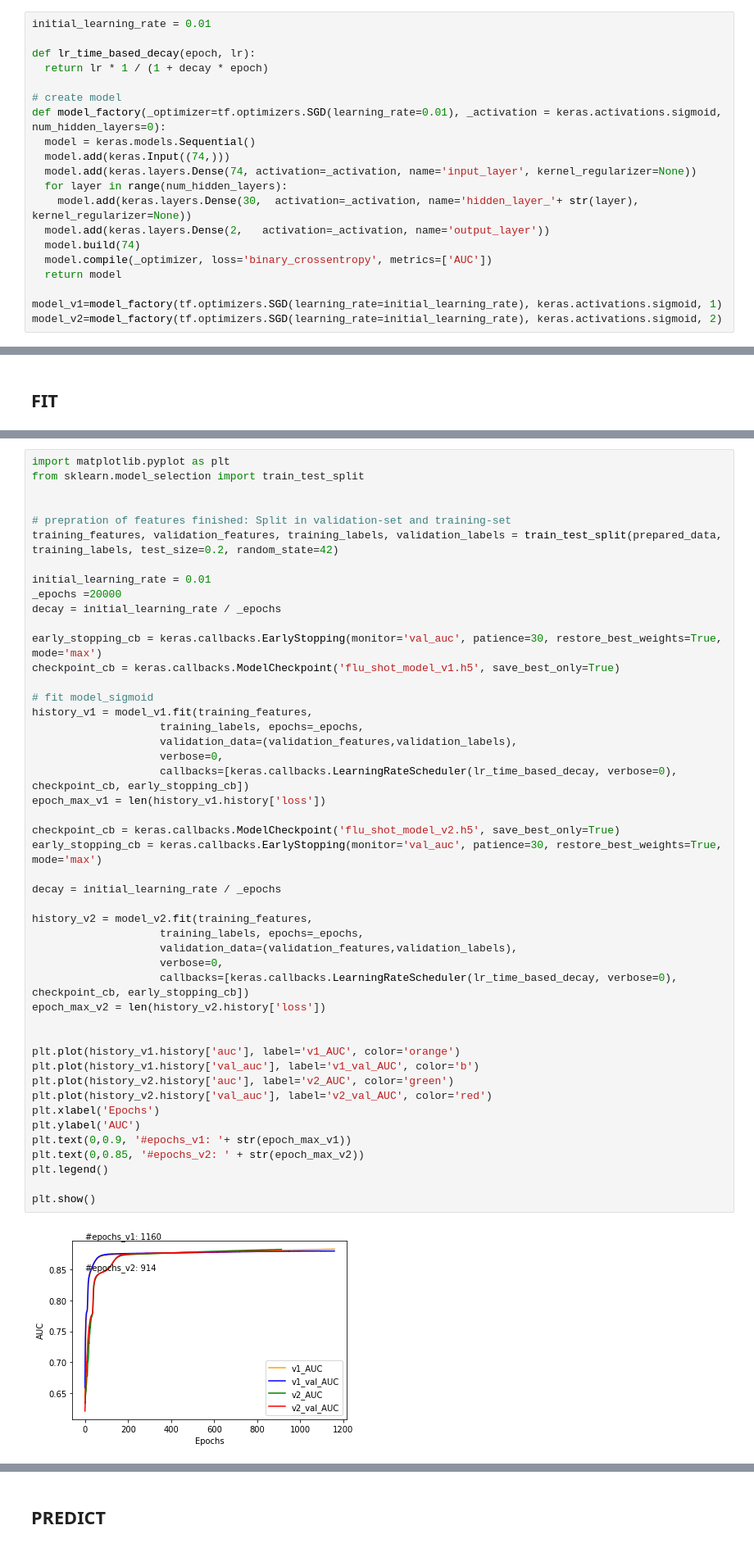
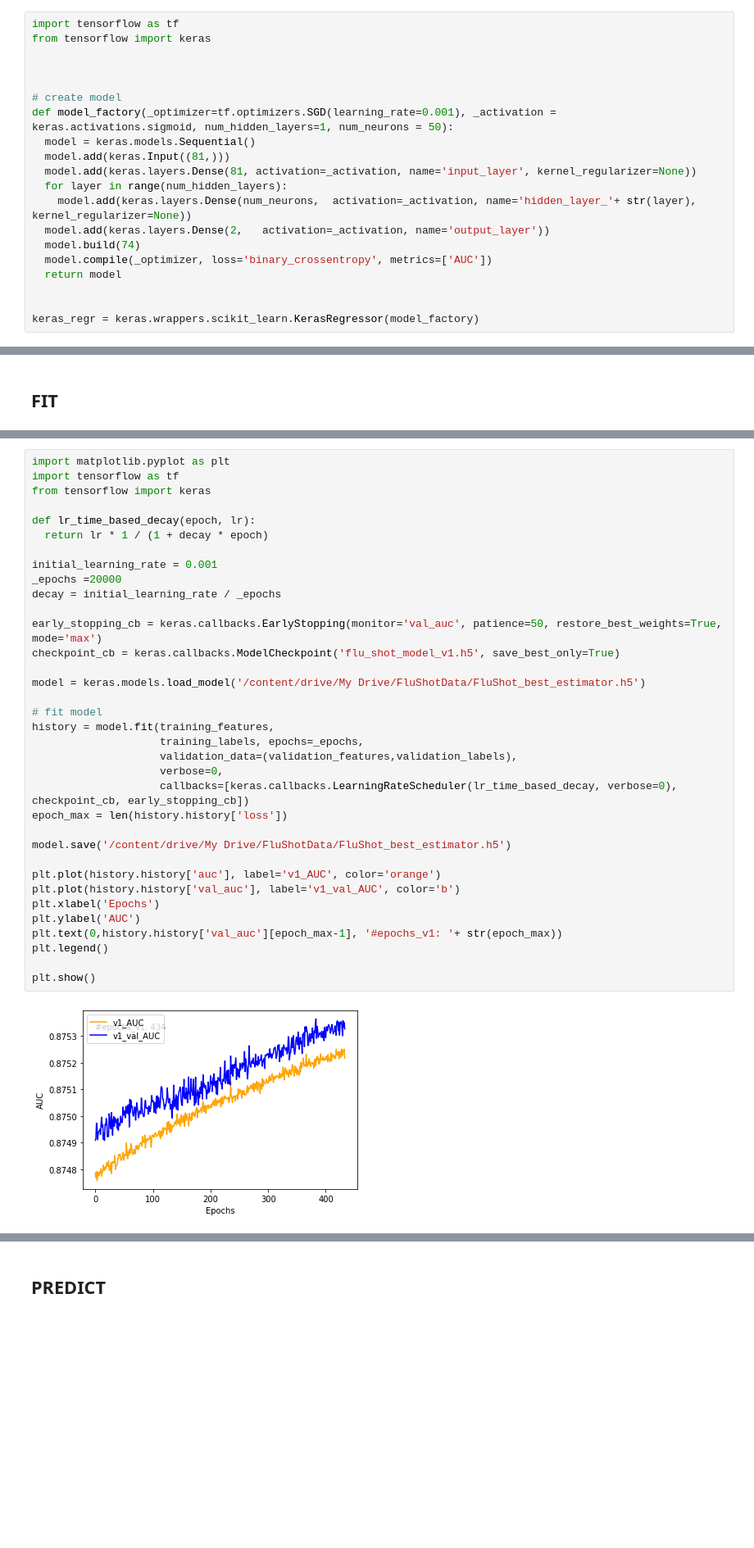
Before and after one commit to ggrotewold/FluShot, a Jupyter notebook: FluShot_TF.ipynb, the cells around one changed output, grey strips where cells are left out. Shown at 82% size. Cells and saved outputs as stored; diff of their text form; blank space fills up the shorter version.

```diff
--- a/FluShot_TF.ipynb
+++ b/FluShot_TF.ipynb
@@ -146,20 +128,20 @@ from tensorflow import keras
 # %%
-initial_learning_rate = 0.01
+import tensorflow as tf
+from tensorflow import keras
 
-def lr_time_based_decay(epoch, lr):
-  return lr * 1 / (1 + decay * epoch)
+
 
 # create model
-def model_factory(_optimizer=tf.optimizers.SGD(learning_rate=0.01), _activation = keras.activations.sigmoid, num_hidden_layers=0):
+def model_factory(_optimizer=tf.optimizers.SGD(learning_rate=0.001), _activation = keras.activations.sigmoid, num_hidden_layers=1, num_neurons = 50):
   model = keras.models.Sequential()
-  model.add(keras.Input((74,)))
-  model.add(keras.layers.Dense(74, activation=_activation, name='input_layer', kernel_regularizer=None))
+  model.add(keras.Input((81,)))
+  model.add(keras.layers.Dense(81, activation=_activation, name='input_layer', kernel_regularizer=None))
   for layer in range(num_hidden_layers):
-    model.add(keras.layers.Dense(30,  activation=_activation, name='hidden_layer_'+ str(layer), kernel_regularizer=None))
+    model.add(keras.layers.Dense(num_neurons,  activation=_activation, name='hidden_layer_'+ str(layer), kernel_regularizer=None))
   model.add(keras.layers.Dense(2,   activation=_activation, name='output_layer'))
   model.build(74)
   model.compile(_optimizer, loss='binary_crossentropy', metrics=['AUC'])
   return model
 
-model_v1=model_factory(tf.optimizers.SGD(learning_rate=initial_learning_rate), keras.activations.sigmoid, 1)
-model_v2=model_factory(tf.optimizers.SGD(learning_rate=initial_learning_rate), keras.activations.sigmoid, 2)
+
+keras_regr = keras.wrappers.scikit_learn.KerasRegressor(model_factory)
@@ -187,50 +200,38 @@ _________________________________________________________________
 # %%
 import matplotlib.pyplot as plt
-from sklearn.model_selection import train_test_split
+import tensorflow as tf
+from tensorflow import keras
 
+def lr_time_based_decay(epoch, lr):
+  return lr * 1 / (1 + decay * epoch)
 
-# prepration of features finished: Split in validation-set and training-set
-training_features, validation_features, training_labels, validation_labels = train_test_split(prepared_data, training_labels, test_size=0.2, random_state=42)
-
-initial_learning_rate = 0.01
+initial_learning_rate = 0.001
 _epochs =20000
 decay = initial_learning_rate / _epochs
 
-early_stopping_cb = keras.callbacks.EarlyStopping(monitor='val_auc', patience=30, restore_best_weights=True, mode='max')
+early_stopping_cb = keras.callbacks.EarlyStopping(monitor='val_auc', patience=50, restore_best_weights=True, mode='max')
 checkpoint_cb = keras.callbacks.ModelCheckpoint('flu_shot_model_v1.h5', save_best_only=True)
 
-# fit model_sigmoid
-history_v1 = model_v1.fit(training_features,
+model = keras.models.load_model('/content/drive/My Drive/FluShotData/FluShot_best_estimator.h5')
+
+# fit model
+history = model.fit(training_features,
                     training_labels, epochs=_epochs,
                     validation_data=(validation_features,validation_labels),
                     verbose=0,
                     callbacks=[keras.callbacks.LearningRateScheduler(lr_time_based_decay, verbose=0), checkpoint_cb, early_stopping_cb])
-epoch_max_v1 = len(history_v1.history['loss'])
+epoch_max = len(history.history['loss'])
 
-checkpoint_cb = keras.callbacks.ModelCheckpoint('flu_shot_model_v2.h5', save_best_only=True)
-early_stopping_cb = keras.callbacks.EarlyStopping(monitor='val_auc', patience=30, restore_best_weights=True, mode='max')
+model.save('/content/drive/My Drive/FluShotData/FluShot_best_estimator.h5')
 
-decay = initial_learning_rate / _epochs
-
-history_v2 = model_v2.fit(training_features,
-                    training_labels, epochs=_epochs,
-                    validation_data=(validation_features,validation_labels),
-                    verbose=0,
-                    callbacks=[keras.callbacks.LearningRateScheduler(lr_time_based_decay, verbose=0), checkpoint_cb, early_stopping_cb])
-epoch_max_v2 = len(history_v2.history['loss'])
-
-
-plt.plot(history_v1.history['auc'], label='v1_AUC', color='orange')
-plt.plot(history_v1.history['val_auc'], label='v1_val_AUC', color='b')
-plt.plot(history_v2.history['auc'], label='v2_AUC', color='green')
-plt.plot(history_v2.history['val_auc'], label='v2_val_AUC', color='red')
+plt.plot(history.history['auc'], label='v1_AUC', color='orange')
+plt.plot(history.history['val_auc'], label='v1_val_AUC', color='b')
 plt.xlabel('Epochs')
 plt.ylabel('AUC')
-plt.text(0,0.9, '#epochs_v1: '+ str(epoch_max_v1))
-plt.text(0,0.85, '#epochs_v2: ' + str(epoch_max_v2))
+plt.text(0,history.history['val_auc'][epoch_max-1], '#epochs_v1: '+ str(epoch_max))
 plt.legend()
 
 plt.show()
 # %% [output]
-[figure, old version]
+[figure, new version]
 # %%
```
Also changed, not shown: parts of 14 cells of this notebook.
